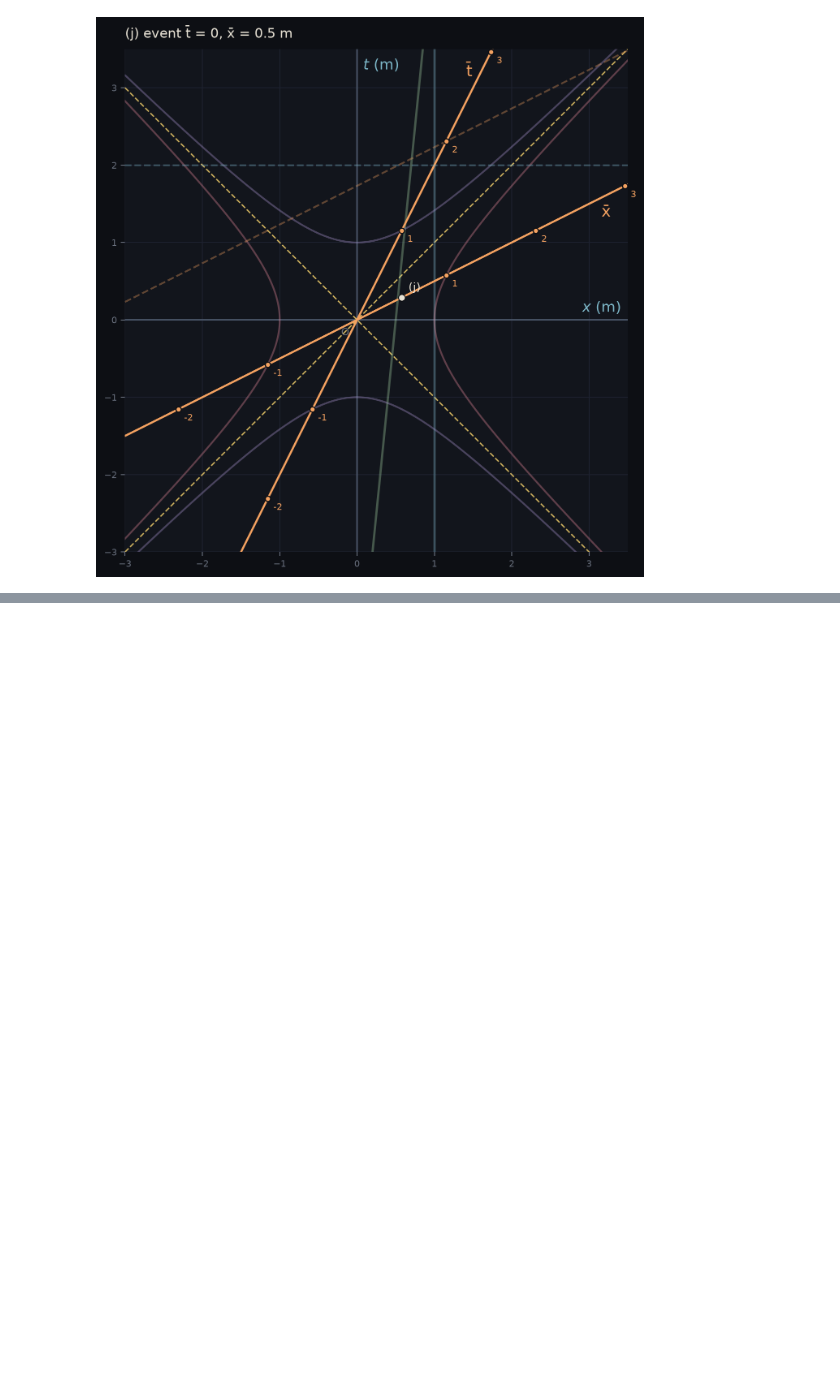
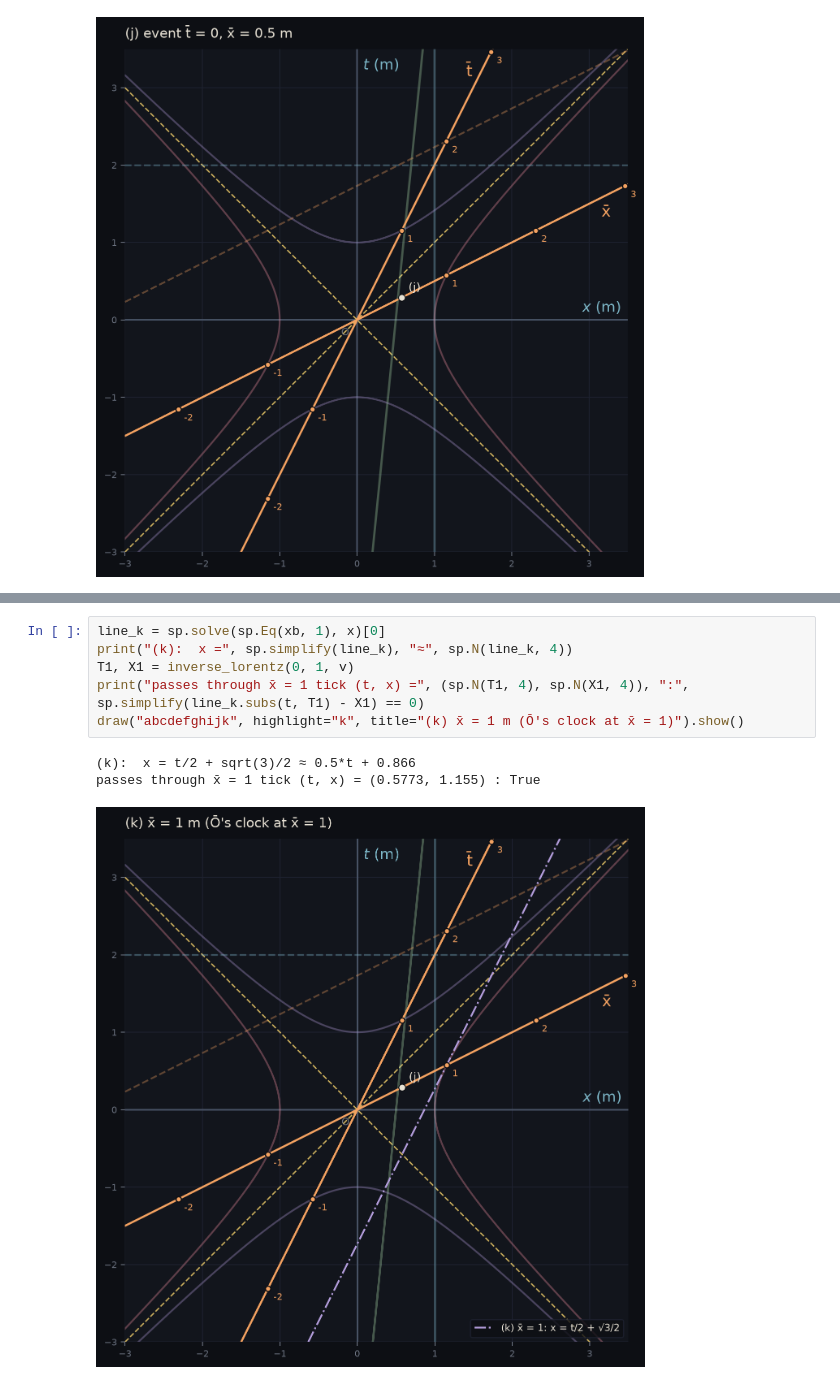
Before and after one commit to DaTrollMon/schutz-gr-solutions-3rd, a Jupyter notebook: Ch.1/Problem_1.3.ipynb, the cells around one changed output, grey strips where cells are left out. Cells and saved outputs as stored; diff of their text form; blank space fills up the shorter version.

```diff
--- a/Ch.1/Problem_1.3.ipynb
+++ b/Ch.1/Problem_1.3.ipynb
@@ -322,0 +354,10 @@ on x̄ axis (t = x/2): True
+# %%
+line_k = sp.solve(sp.Eq(xb, 1), x)[0]
+print("(k):  x =", sp.simplify(line_k), "≈", sp.N(line_k, 4))
+T1, X1 = inverse_lorentz(0, 1, v)
+print("passes through x̄ = 1 tick (t, x) =", (sp.N(T1, 4), sp.N(X1, 4)), ":", sp.simplify(line_k.subs(t, T1) - X1) == 0)
+draw("abcdefghijk", highlight="k", title="(k) x̄ = 1 m (Ō's clock at x̄ = 1)").show()
+# %% [output]
+(k):  x = t/2 + sqrt(3)/2 ≈ 0.5*t + 0.866
+passes through x̄ = 1 tick (t, x) = (0.5773, 1.155) : True
+[figure, added]
```
Also changed, not shown: parts of 8 cells of this notebook, 18 other files.
